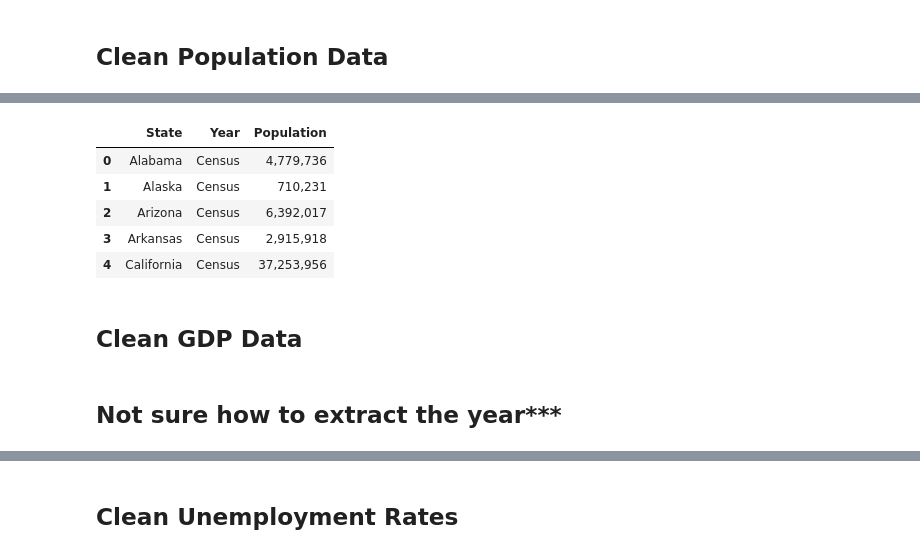
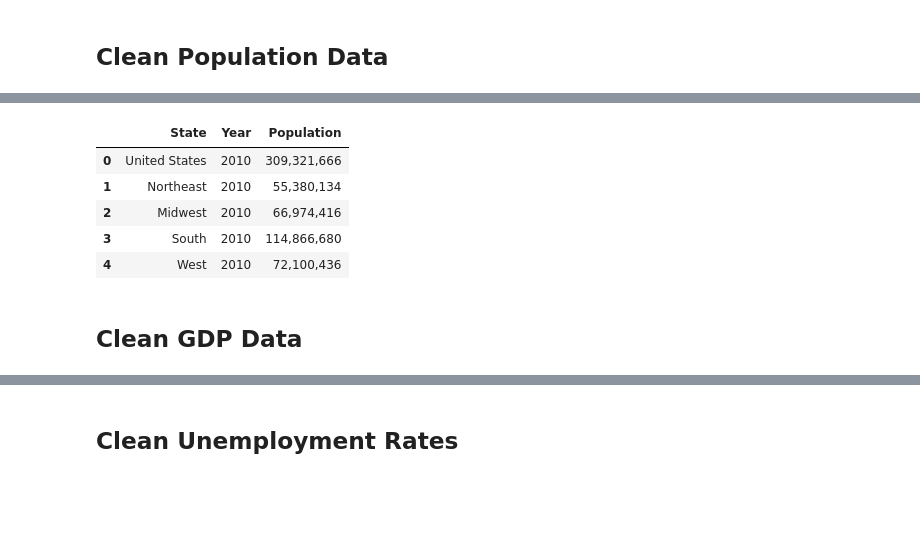
Before and after one commit to shayleelaura/Independent_Capstone, a Jupyter notebook: State Student Spending Case Study.ipynb, the cells around one changed output, grey strips where cells are left out. Saved outputs shown, nothing was run; the diff lists cells and outputs as text; code cells hidden in the pictures; blank space fills up the shorter version.

```diff
--- a/State Student Spending Case Study.ipynb
+++ b/State Student Spending Case Study.ipynb
@@ -346,5 +236,11 @@ Name: Geographic Area, dtype: object
 # %%
-#Fix geographic area names
+#Fix geographic area names & delete unnecessary strings
+
+Pop = Pop.drop(columns = ['Census', 'Estimates Base']).iloc[:58,]
 Pop['Geographic Area'] = Pop['Geographic Area'].str.replace('.','')
-print(Pop['Geographic Area'].head(10))
+
+
+# Combine and examine
+Pop = Pop.melt(id_vars = 'Geographic Area',var_name='Year',value_name = 'Population')
+Pop.tail()
 # %% [output]
@@ -362,5 +252,0 @@ Name: Geographic Area, dtype: object
-# %%
-#Drop the US regions
-Pop = Pop.drop([0,1,2,3,4,])
-Pop = Pop.reset_index(drop = True)
-Pop.tail(10)
@@ -379,16 +253,13 @@ Pop.tail(10)
 # %%
-#Flip Columns
-Pop.rename(columns = {'Geographic Area': 'State'}, inplace = True)
-Pop = Pop.melt(id_vars = ['State'], var_name='Year', value_name = 'Population')
+#Change column name to match other datasets
+Pop = Pop.rename(columns={'Geographic Area' : 'State'})
 Pop.head()
 # %% [output]
 |  | State | Year | Population |
-| 0 | Alabama | Census | 4,779,736 |
-| 1 | Alaska | Census | 710,231 |
-| 2 | Arizona | Census | 6,392,017 |
-| 3 | Arkansas | Census | 2,915,918 |
-| 4 | California | Census | 37,253,956 |
+| 0 | United States | 2010 | 309,321,666 |
+| 1 | Northeast | 2010 | 55,380,134 |
+| 2 | Midwest | 2010 | 66,974,416 |
+| 3 | South | 2010 | 114,866,680 |
+| 4 | West | 2010 | 72,100,436 |
 # %% [markdown]
 ## Clean GDP  Data
-# %% [markdown]
-## Not sure how to extract the year***
```
Also changed, not shown: parts of 35 cells of this notebook, 1 other file.
